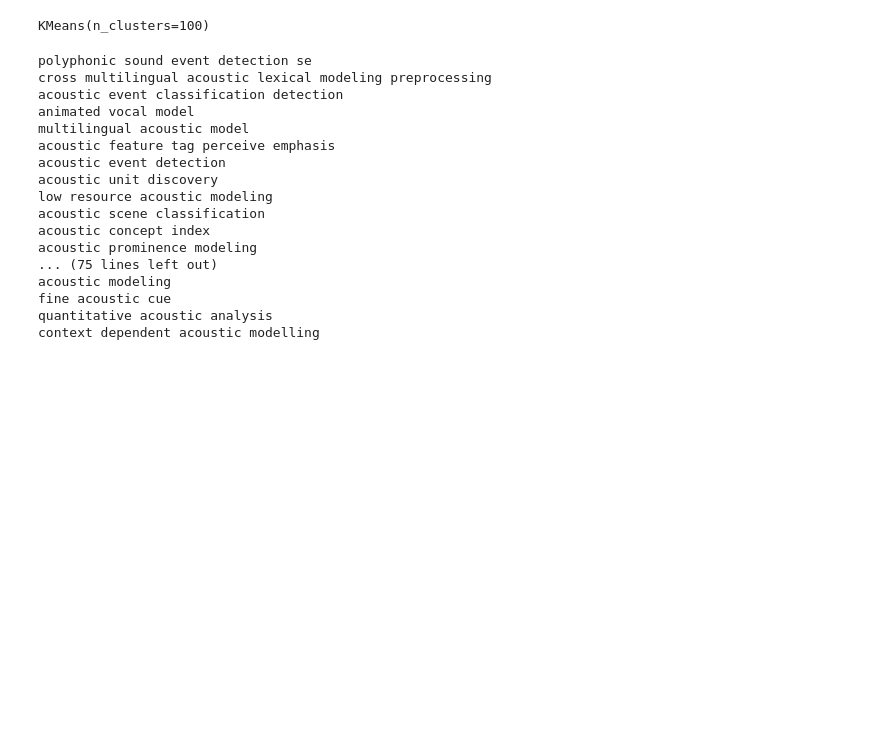
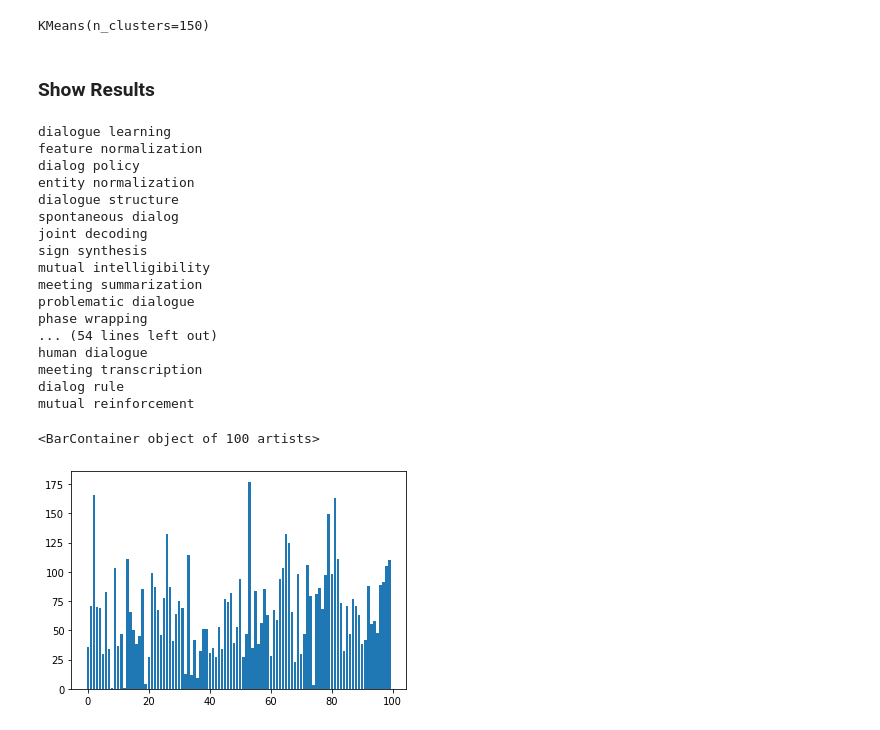
Before and after one commit to Thanatoz-1/Text-Technology, a Jupyter notebook: process/keyword_extraction/cluster.ipynb, the cells around one changed output. Drawn from its saved outputs; the diff is of its cells as text; code cells hidden in the pictures; blank space fills up the shorter version.

```diff
--- a/process/keyword_extraction/cluster.ipynb
+++ b/process/keyword_extraction/cluster.ipynb
@@ -29,13 +78,18 @@ for conf in root:
 # %%
+# normalize/lemmatize index terms
+from tqdm import tqdm
 nlp = spacy.load('en', disable=['parser', 'ner'])
-def lemmatisation(words, allowed_postags=['NOUN', 'ADJ', 'VERB', 'ADV']):
+def lemmatization(words, original_words, allowed_postags=['NOUN', 'ADJ', 'VERB', 'ADV']):
     ret = []
-    for sent in words:
+    index2lemma = {}
+    for idx, sent in enumerate(tqdm(words)):
         doc = nlp(" ".join(sent))
         ret.append(" ".join([token.lemma_ if token.lemma_ not in ['-PRON-'] else '' for token in doc if token.pos_ in allowed_postags]))
-    return ret
+        old_word = original_words[idx]
+        new_word = ret[-1]
+        index2lemma[old_word] = new_word
+    return ret, index2lemma
 
 # Only use open class data
-lemmas = lemmatisation(index_terms)
+lemmas, index2lemma = lemmatization(index_terms, original_terms)
 data_uniq = list(set(lemmas))
-print(len(lemmas), len(data_uniq))
@@ -44,9 +103,10 @@ print(len(lemmas), len(data_uniq))
 # %%
+# embed index terms
 def embed_index_term(terms, model):
     fail = []
     success = []
     label = []
-    for keys in terms:
+    for keys in tqdm(terms):
         keys = keys.strip().split()
         status, vec = embed_one(keys, model)
         if status:
@@ -75,34 +137,48 @@ fail, success, label = embed_index_term(data_uniq, model)
 from sklearn.cluster import KMeans
 from sklearn.decomposition import PCA
 
-kmeans = KMeans(n_clusters=100, init='k-means++')
+kmeans = KMeans(n_clusters=150, init='k-means++')
 data_mat = np.array(success)
 kmeans.fit(data_mat)
 # %% [output]
-KMeans(n_clusters=100)
+KMeans(n_clusters=150)
+# %% [markdown]
+### Show Results
 # %%
-import collections
-cluster = collections.defaultdict(list)
+# show cluster results
+cluster = [[] for i in range(150)]
 for idx, c in enumerate(kmeans.labels_):
-    cluster[c].append(label[idx])
+    cluster[c].append(idx)
 # %%
-for x in cluster[0]:
-    print(x)
+show_id = 3
+for x in cluster[show_id]:
+    print(label[x])
 # %% [output]
-polyphonic sound event detection se
-cross multilingual acoustic lexical modeling preprocessing
-acoustic event classification detection
-animated vocal model
-multilingual acoustic model
-acoustic feature tag perceive emphasis
-acoustic event detection
-acoustic unit discovery
-low resource acoustic modeling
-acoustic scene classification
-acoustic concept index
-acoustic prominence modeling
-... (75 lines left out)
-acoustic modeling
-fine acoustic cue
-quantitative acoustic analysis
-context dependent acoustic modelling
+dialogue learning
+feature normalization
+dialog policy
+entity normalization
+dialogue structure
+spontaneous dialog
+joint decoding
+sign synthesis
+mutual intelligibility
+meeting summarization
+problematic dialogue
+phase wrapping
+... (54 lines left out)
+human dialogue
+meeting transcription
+dialog rule
+mutual reinforcement
+# %%
+# cluster size distribution
+import matplotlib.pyplot as plt
+plots = []
+for i in range(100):
+    plots.append(len(cluster[i]))
+fig, ax = plt.subplots()
+ax.bar(list(range(len(plots))), plots)
+# %% [output]
+<BarContainer object of 100 artists>
+[figure, added]
```
Also changed, not shown: parts of 27 cells of this notebook, 3 other files.
